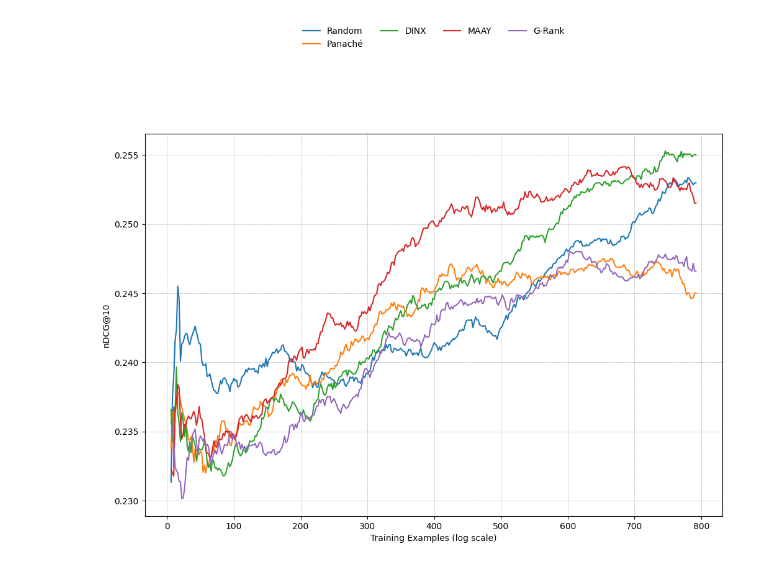
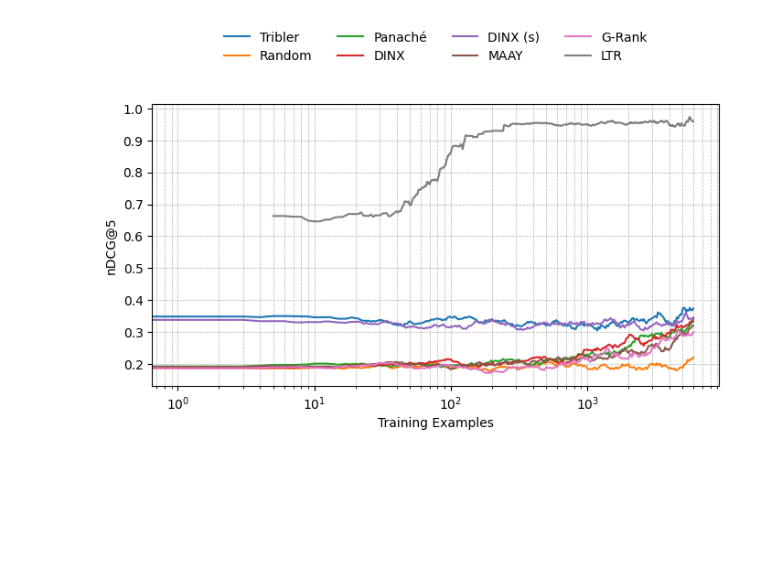
Before and after one commit to mg98/dart, a Jupyter notebook: results.ipynb, the cells around one changed output. Cells and saved outputs as stored; diff of their text form; code cells hidden in the pictures; blank space fills up the shorter version.

```diff
--- a/results.ipynb
+++ b/results.ipynb
@@ -1,6 +0,0 @@
-# %%
-import pickle
-
-with open('chronological_ndcgs.pkl', 'rb') as f:
-    all_ndcgs = pickle.load(f)
-    # del all_ndcgs['LTR'], all_ndcgs['Tribler'], all_ndcgs['DINX (seeders)']
@@ -40,0 +59,4 @@ NameError: name 'log_adaptive_moving_average' is not defined
+# %%
+with open(f'results/reranked_activities/tribler.pkl', 'rb') as f:
+    ltr_act = pickle.load(f)
+len(ltr_act)
@@ -43,65 +127,69 @@ import matplotlib.pyplot as plt
 import tikzplotlib
 import numpy as np
 
-with open('chronological_ndcgs.pkl', 'rb') as f:
+with open('results/context_ndcgs.pkl', 'rb') as f:
     all_ndcgs = pickle.load(f)
-    del all_ndcgs['LTR'], all_ndcgs['Tribler'], all_ndcgs['DINX (seeders)']
+
+with open('results/context_ndcgs_ltr.pkl', 'rb') as f:
+    all_ndcgs.update(pickle.load(f))
+
+
+desired_k = 5
+filtered_ndcgs = {}
+for algo_name, index_dict in all_ndcgs.items():
+    filtered_ndcgs[algo_name] = {x: metrics[desired_k] for x, metrics in index_dict.items() if desired_k in metrics}
+
+all_ndcgs = filtered_ndcgs
+print(all_ndcgs)
+
+###############################################################################
+# Smoothing Function
+###############################################################################
 
 def log_adaptive_moving_average(data, x, min_window, max_window):
     """Apply adaptive smoothing where the window size grows logarithmically with x."""
     smoothed_data = []
+    x_min = x[0] if x[0] != 0 else 1e-10  # Avoid division by zero by substituting x[0] with a small value
     for i in range(len(data)):
         # Compute window size based on the logarithm of x
-        log_x = np.log(x[i] / x[0] + 1)  # Normalize log(x) to avoid log(0)
-        max_log_x = np.log(x[-1] / x[0] + 1)  # Logarithm of the largest x
+        log_x = np.log(x[i] / x_min + 1)  # Normalize log(x) to avoid log(0)
+        max_log_x = np.log(x[-1] / x_min + 1)  # Logarithm of the largest x
         window_size = int(min_window + (max_window - min_window) * (log_x / max_log_x))
+
         # Ensure valid window size (truncate window at array boundary)
         start_idx = max(0, i - window_size // 2)
         end_idx = min(len(data), i + window_size // 2)
         smoothed_data.append(np.mean(data[start_idx:end_idx]))
     return np.array(smoothed_data)
 
-plt.figure(figsize=(12, 8))
-min_window_size = 4  # Minimum window size for smoothing
-max_window_size = 200  # Maximum window size for smoothing
-k = 10
+###############################################################################
+# Plotting Code
+###############################################################################
 
-start_x = 6  # First data point corresponds to x = 6
-x_step = 2   # Increment step for x-values
+plt.figure(figsize=(8, 4))
+min_window_size = 100
+max_window_size = 10
 
-for algo_name, ndcgs in all_ndcgs.items():
-    x = np.arange(start_x, start_x + len(ndcgs[k]) * x_step, x_step)
-    smoothed_ndcgs = log_adaptive_moving_average(ndcgs[k], x, min_window_size, max_window_size)
-    x_smoothed = x[:len(smoothed_ndcgs)]
-    plt.plot(x_smoothed, smoothed_ndcgs, label=algo_name)
+for algo_name, index_dict in all_ndcgs.items():
+    # index_dict is now filtered and directly maps x to the desired y values
+    x_filtered = sorted(index_dict.keys())
+    y_vals = [index_dict[x] for x in x_filtered]
+    # Apply adaptive moving average if you want smoothing
+    smoothed_vals = log_adaptive_moving_average(y_vals, x_filtered, min_window_size, max_window_size)
+    # Plot the smoothed values
+    plt.plot(x_filtered, smoothed_vals, label=algo_name)
 
-# plt.xscale('log')
-plt.xlabel('Training Examples (log scale)')
-plt.ylabel('nDCG@10')
+plt.xscale('log')
+plt.xlabel('Training Examples')
+plt.ylabel(f'nDCG@{desired_k}' if desired_k is not None else 'nDCG')
 plt.grid(True, which='both', linestyle='--', linewidth=0.5)
 plt.legend(
     loc='upper center',
-    bbox_to_anchor=(0.5, 1.3),  # Increase vertical distance
+    bbox_to_anchor=(0.5, 1.3),  # Increase vertical distance if needed
     ncol=4,
     frameon=False
 )
 
-# plt.show()
-
-def tikzplotlib_fix_ncols(obj):
-    if hasattr(obj, "_ncols"):
-        obj._ncol = obj._ncols
-    if hasattr(obj, 'gcf'):
-        fig = obj.gcf()
-        for ax in fig.get_axes():
-            if hasattr(ax, 'legend_') and ax.legend_ is not None:
-                if hasattr(ax.legend_, "_ncols"):
-                    ax.legend_._ncol = ax.legend_._ncols
-    else:
-        for child in obj.get_children():
-            tikzplotlib_fix_ncols(child)
-
 tikzplotlib_fix_ncols(plt)
-
 tikzplotlib.save("ndcg_plot.tex", axis_width=r'\columnwidth', axis_height=r'6cm')
 # %% [output]
@@ -108 +197 @@ tikzplotlib.save("ndcg_plot.tex", axis_width=r'\columnwidth', axis_height=r'6cm'
-[figure, old version]
+[figure, new version]
```
Also changed, not shown: parts of 19 cells of this notebook, 13 other files.
